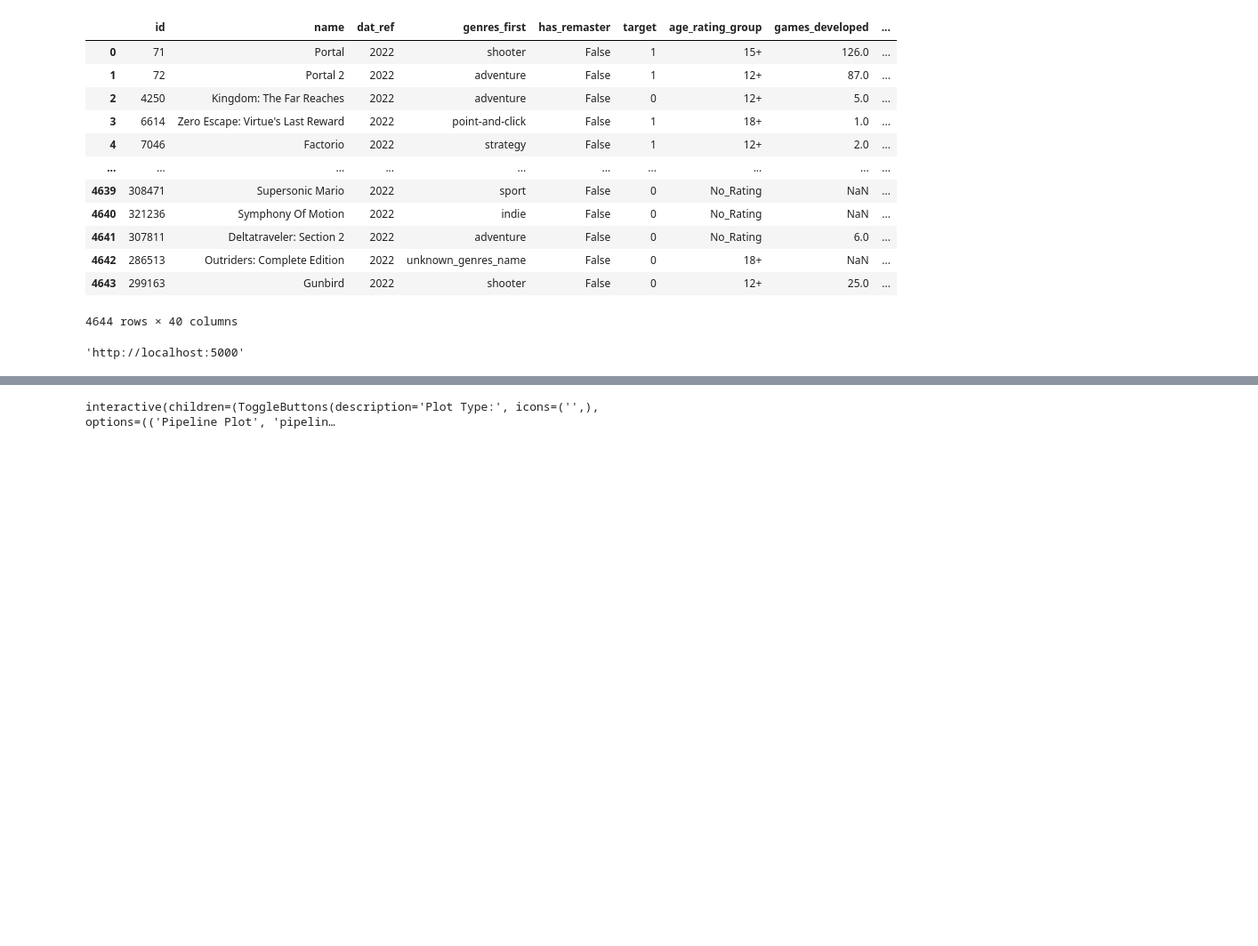
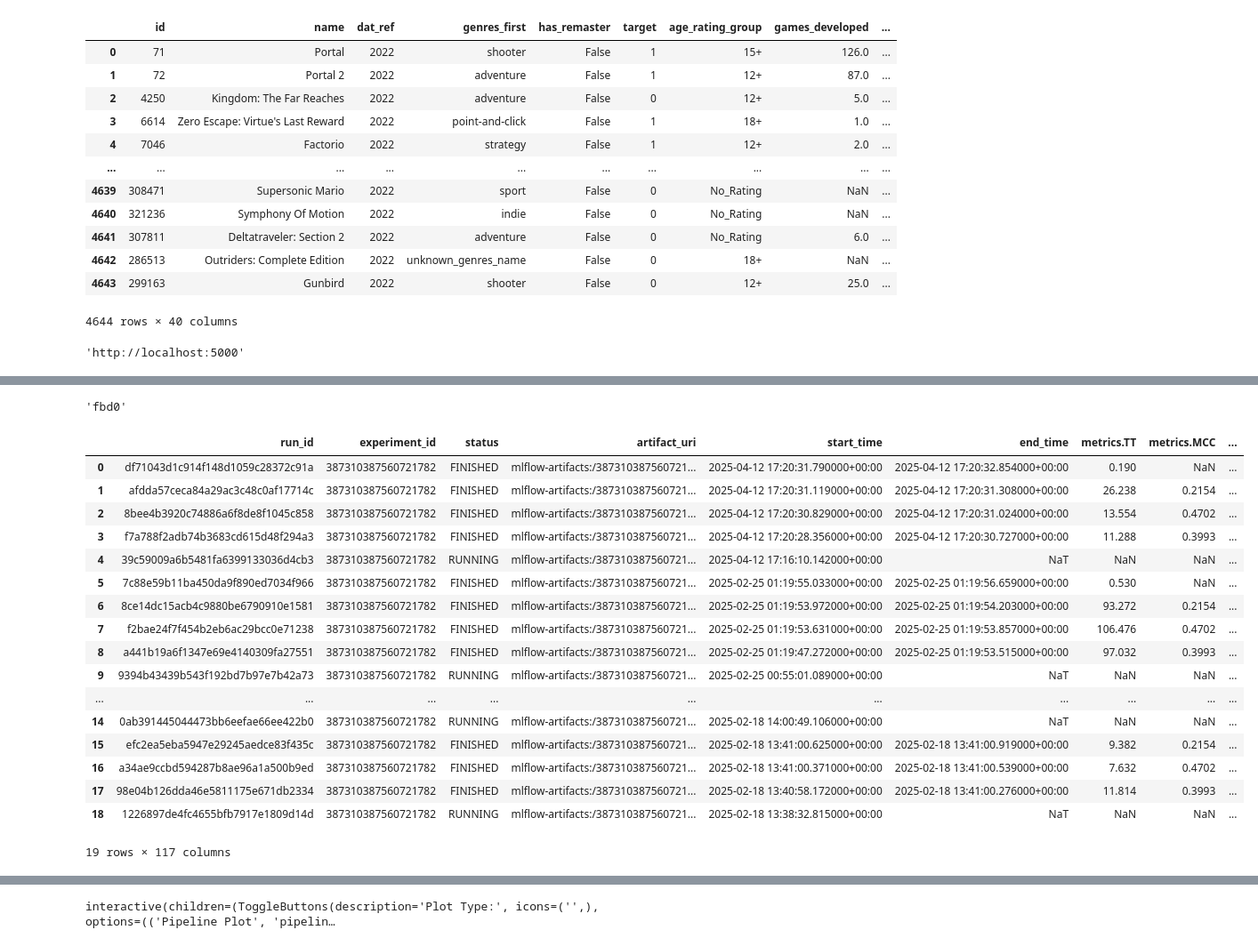
Before and after one commit to sjose03/data_master_eng_ml, a Jupyter notebook: notebooks/train copy.ipynb, the cells around one changed output, grey strips where cells are left out. Shown at 89% size. Saved outputs shown, nothing was run; the diff lists cells and outputs as text; code cells hidden in the pictures; blank space fills up the shorter version.

```diff
--- a/notebooks/train copy.ipynb
+++ b/notebooks/train copy.ipynb
@@ -118,0 +143,29 @@ best = balenced_exp.compare_models(include=['xgboost','rf','lr'],sort='AUC')
+# %%
+balenced_exp.USI
+# %% [output]
+'fbd0'
+# %%
+experiment_id = mlflow.search_experiments(filter_string=f"name = 'balenced_experiment'")[0].experiment_id
+# %%
+df_runs = mlflow.search_runs(experiment_ids=[experiment_id])
+# %%
+df_runs
+# %% [output]
+|  | run_id | experiment_id | status | artifact_uri | start_time | end_time | metrics.TT | metrics.MCC | ... |
+| 0 | df71043d1c914f148d1059c28372c91a | 387310387560721782 | FINISHED | mlflow-artifacts:/387310387560721... | 2025-04-12 17:20:31.790000+00:00 | 2025-04-12 17:20:32.854000+00:00 | 0.190 | NaN | ... |
+| 1 | afdda57ceca84a29ac3c48c0af17714c | 387310387560721782 | FINISHED | mlflow-artifacts:/387310387560721... | 2025-04-12 17:20:31.119000+00:00 | 2025-04-12 17:20:31.308000+00:00 | 26.238 | 0.2154 | ... |
+| 2 | 8bee4b3920c74886a6f8de8f1045c858 | 387310387560721782 | FINISHED | mlflow-artifacts:/387310387560721... | 2025-04-12 17:20:30.829000+00:00 | 2025-04-12 17:20:31.024000+00:00 | 13.554 | 0.4702 | ... |
+| 3 | f7a788f2adb74b3683cd615d48f294a3 | 387310387560721782 | FINISHED | mlflow-artifacts:/387310387560721... | 2025-04-12 17:20:28.356000+00:00 | 2025-04-12 17:20:30.727000+00:00 | 11.288 | 0.3993 | ... |
+| 4 | 39c59009a6b5481fa6399133036d4cb3 | 387310387560721782 | RUNNING | mlflow-artifacts:/387310387560721... | 2025-04-12 17:16:10.142000+00:00 | NaT | NaN | NaN | ... |
+| 5 | 7c88e59b11ba450da9f890ed7034f966 | 387310387560721782 | FINISHED | mlflow-artifacts:/387310387560721... | 2025-02-25 01:19:55.033000+00:00 | 2025-02-25 01:19:56.659000+00:00 | 0.530 | NaN | ... |
+| 6 | 8ce14dc15acb4c9880be6790910e1581 | 387310387560721782 | FINISHED | mlflow-artifacts:/387310387560721... | 2025-02-25 01:19:53.972000+00:00 | 2025-02-25 01:19:54.203000+00:00 | 93.272 | 0.2154 | ... |
+| 7 | f2bae24f7f454b2eb6ac29bcc0e71238 | 387310387560721782 | FINISHED | mlflow-artifacts:/387310387560721... | 2025-02-25 01:19:53.631000+00:00 | 2025-02-25 01:19:53.857000+00:00 | 106.476 | 0.4702 | ... |
+| 8 | a441b19a6f1347e69e4140309fa27551 | 387310387560721782 | FINISHED | mlflow-artifacts:/387310387560721... | 2025-02-25 01:19:47.272000+00:00 | 2025-02-25 01:19:53.515000+00:00 | 97.032 | 0.3993 | ... |
+| 9 | 9394b43439b543f192bd7b97e7b42a73 | 387310387560721782 | RUNNING | mlflow-artifacts:/387310387560721... | 2025-02-25 00:55:01.089000+00:00 | NaT | NaN | NaN | ... |
+| ... | ... | ... | ... | ... | ... | ... | ... | ... | ... |
+| 14 | 0ab391445044473bb6eefae66ee422b0 | 387310387560721782 | RUNNING | mlflow-artifacts:/387310387560721... | 2025-02-18 14:00:49.106000+00:00 | NaT | NaN | NaN | ... |
+| 15 | efc2ea5eba5947e29245aedce83f435c | 387310387560721782 | FINISHED | mlflow-artifacts:/387310387560721... | 2025-02-18 13:41:00.625000+00:00 | 2025-02-18 13:41:00.919000+00:00 | 9.382 | 0.2154 | ... |
+| 16 | a34ae9ccbd594287b8ae96a1a500b9ed | 387310387560721782 | FINISHED | mlflow-artifacts:/387310387560721... | 2025-02-18 13:41:00.371000+00:00 | 2025-02-18 13:41:00.539000+00:00 | 7.632 | 0.4702 | ... |
+| 17 | 98e04b126dda46e5811175e671db2334 | 387310387560721782 | FINISHED | mlflow-artifacts:/387310387560721... | 2025-02-18 13:40:58.172000+00:00 | 2025-02-18 13:41:00.276000+00:00 | 11.814 | 0.3993 | ... |
+| 18 | 1226897de4fc4655bfb7917e1809d14d | 387310387560721782 | RUNNING | mlflow-artifacts:/387310387560721... | 2025-02-18 13:38:32.815000+00:00 | NaT | NaN | NaN | ... |
+19 rows × 117 columns
```
Also changed, not shown: parts of 29 cells of this notebook, 7 other files.
